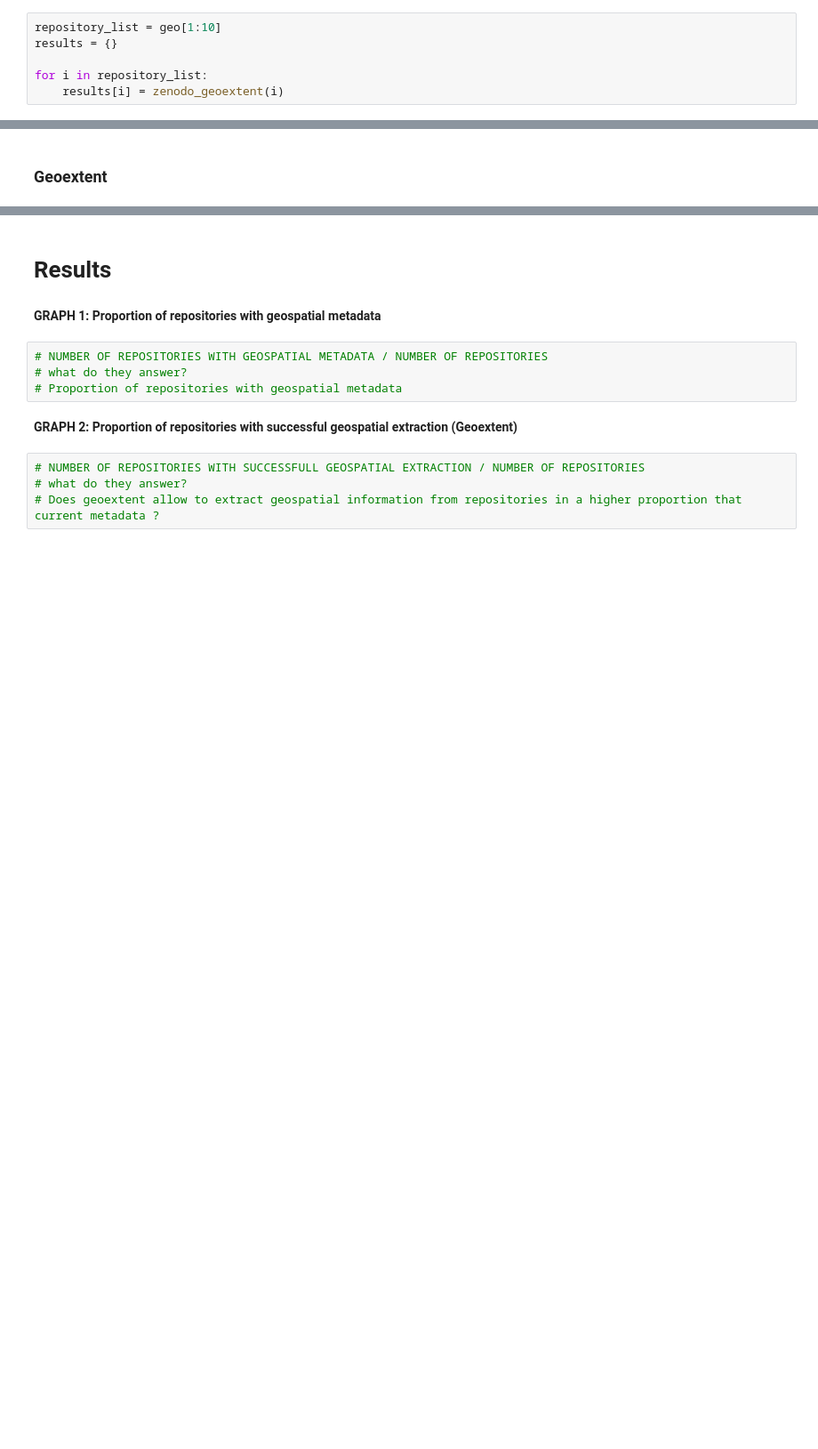
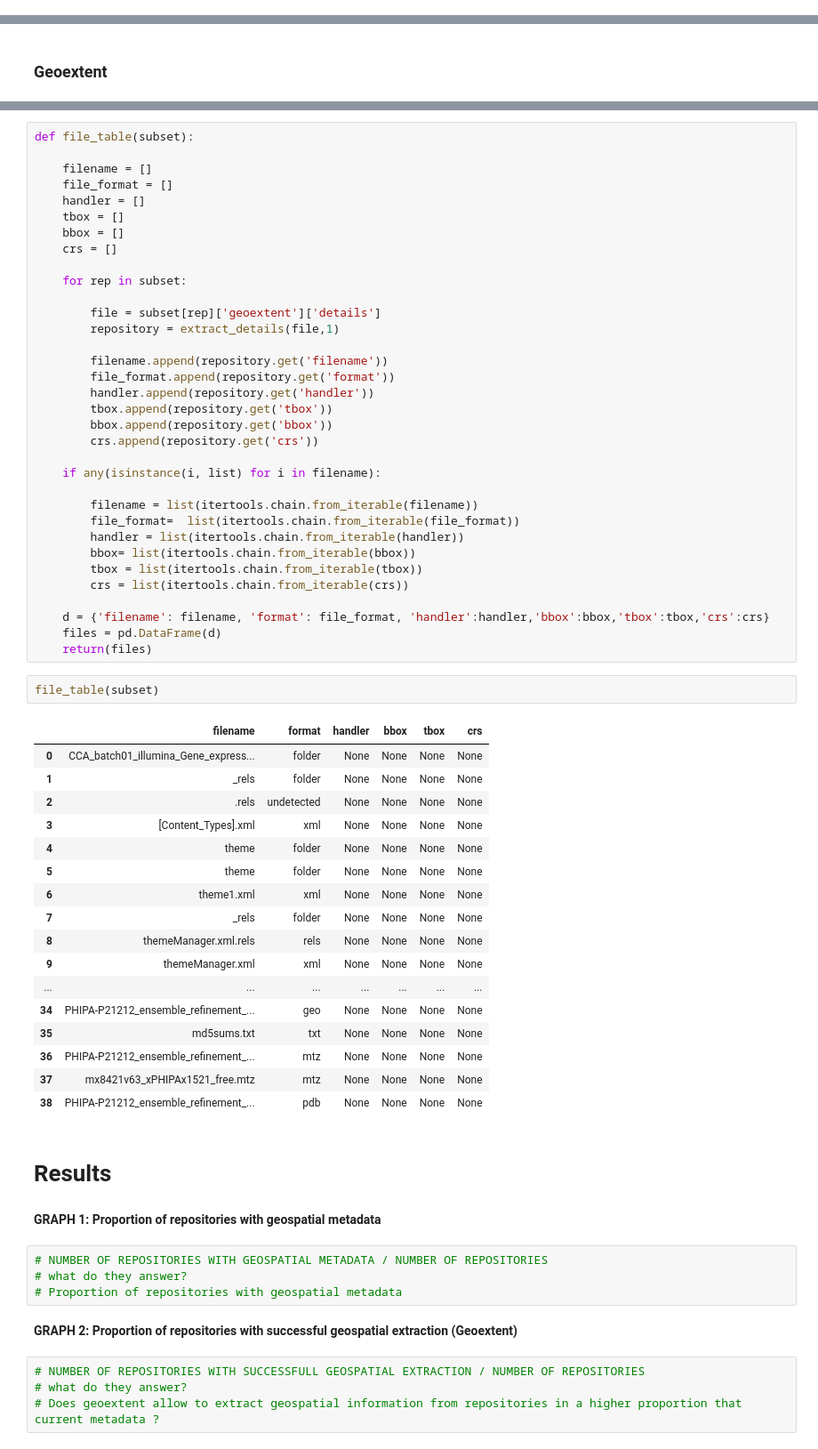
Before and after one commit to o2r-project/geoextent, a Jupyter notebook: showcase/geoextent_report.ipynb, the cells around one changed output, grey strips where cells are left out. Shown at 89% size. Saved outputs shown, nothing was run; the diff lists cells and outputs as text; blank space fills up the shorter version.

Commit message:
Repository file size fixed, details to table

```diff
--- a/showcase/geoextent_report.ipynb
+++ b/showcase/geoextent_report.ipynb
@@ -112,6 +109,0 @@ geo = get_list_of_records("geo",100)
-# %%
-repository_list = geo[1:10]
-results = {}
-
-for i in repository_list:
-    results[i] = zenodo_geoextent(i)
@@ -152,3 +259,57 @@ results
+# %%
+def file_table(subset):
+
+    filename = []
+    file_format = []
+    handler = []
+    tbox = []
+    bbox = []
+    crs = []
+
+    for rep in subset:
+
+        file = subset[rep]['geoextent']['details']
+        repository = extract_details(file,1)
+
+        filename.append(repository.get('filename'))
+        file_format.append(repository.get('format'))
+        handler.append(repository.get('handler'))
+        tbox.append(repository.get('tbox'))
+        bbox.append(repository.get('bbox'))
+        crs.append(repository.get('crs'))
+
+    if any(isinstance(i, list) for i in filename):
+
+        filename = list(itertools.chain.from_iterable(filename))
+        file_format=  list(itertools.chain.from_iterable(file_format))
+        handler = list(itertools.chain.from_iterable(handler))
+        bbox= list(itertools.chain.from_iterable(bbox))
+        tbox = list(itertools.chain.from_iterable(tbox))
+        crs = list(itertools.chain.from_iterable(crs))
+
+    d = {'filename': filename, 'format': file_format, 'handler':handler,'bbox':bbox,'tbox':tbox,'crs':crs}
+    files = pd.DataFrame(d)
+    return(files)
+# %%
+file_table(subset)
+# %% [output]
+|  | filename | format | handler | bbox | tbox | crs |
+| 0 | CCA_batch01_illumina_Gene_express... | folder | None | None | None | None |
+| 1 | _rels | folder | None | None | None | None |
+| 2 | .rels | undetected | None | None | None | None |
+| 3 | [Content_Types].xml | xml | None | None | None | None |
+| 4 | theme | folder | None | None | None | None |
+| 5 | theme | folder | None | None | None | None |
+| 6 | theme1.xml | xml | None | None | None | None |
+| 7 | _rels | folder | None | None | None | None |
+| 8 | themeManager.xml.rels | rels | None | None | None | None |
+| 9 | themeManager.xml | xml | None | None | None | None |
+| ... | ... | ... | ... | ... | ... | ... |
+| 34 | PHIPA-P21212_ensemble_refinement_... | geo | None | None | None | None |
+| 35 | md5sums.txt | txt | None | None | None | None |
+| 36 | PHIPA-P21212_ensemble_refinement_... | mtz | None | None | None | None |
+| 37 | mx8421v63_xPHIPAx1521_free.mtz | mtz | None | None | None | None |
+| 38 | PHIPA-P21212_ensemble_refinement_... | pdb | None | None | None | None |
 # %% [markdown]
 # Results
 # %% [markdown]
```
Also changed, not shown: parts of 9 cells of this notebook, 1 other file.
